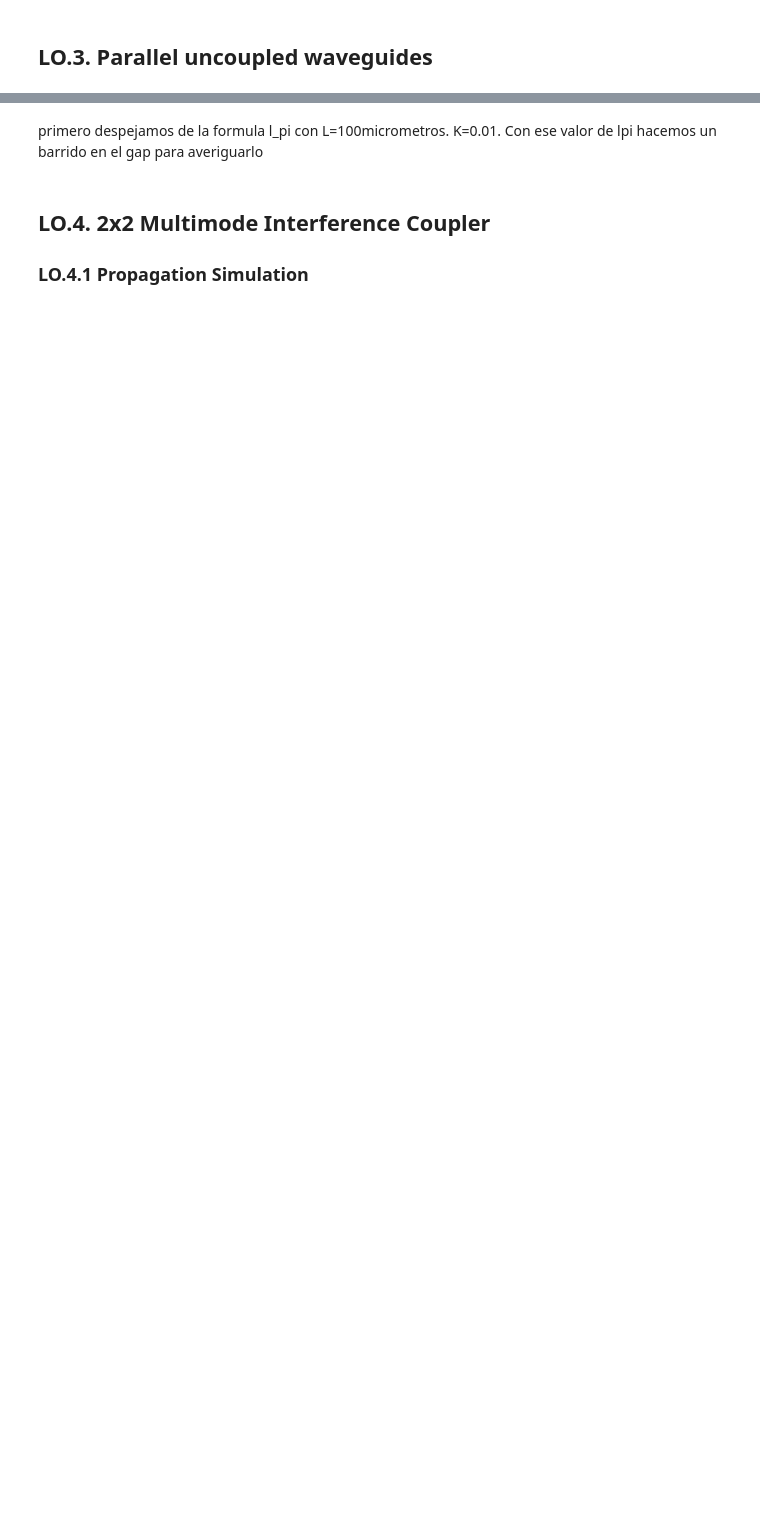
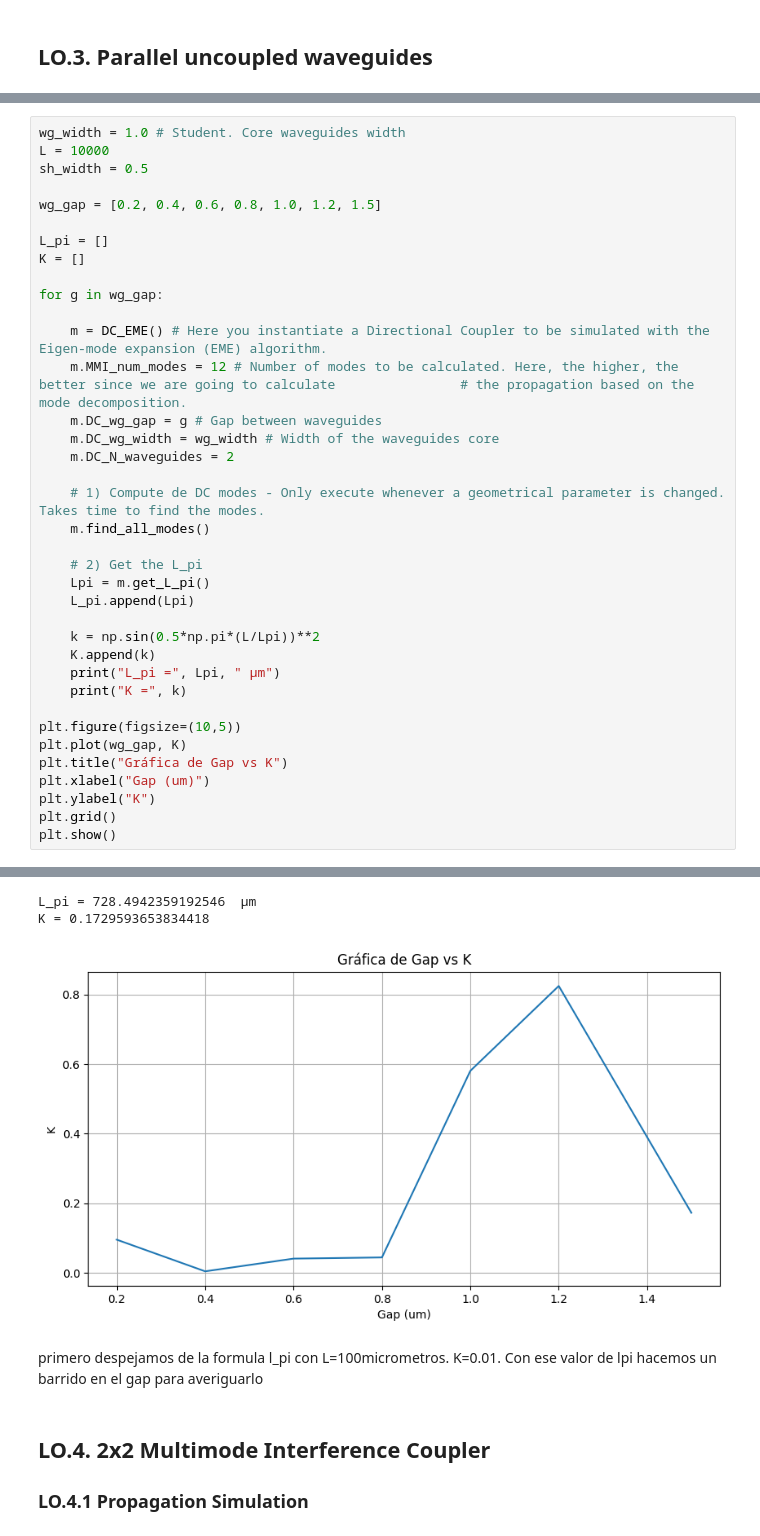
Before and after one commit to nmargar4/pic-upv-lab2, a Jupyter notebook: COUPLERS_Student.ipynb, the cells around one changed output, grey strips where cells are left out. Saved outputs shown, nothing was run; the diff lists cells and outputs as text; blank space fills up the shorter version.

```diff
--- a/COUPLERS_Student.ipynb
+++ b/COUPLERS_Student.ipynb
@@ -505,0 +518,38 @@ L_pi =  1573.4261722509552  µm
+# %%
+wg_width = 1.0 # Student. Core waveguides width
+L = 10000
+sh_width = 0.5
+
+wg_gap = [0.2, 0.4, 0.6, 0.8, 1.0, 1.2, 1.5]
+
+L_pi = []
+K = []
+
+for g in wg_gap:
+
+    m = DC_EME() # Here you instantiate a Directional Coupler to be simulated with the Eigen-mode expansion (EME) algorithm.
+    m.MMI_num_modes = 12 # Number of modes to be calculated. Here, the higher, the better since we are going to calculate                # the propagation based on the mode decomposition.
+    m.DC_wg_gap = g # Gap between waveguides
+    m.DC_wg_width = wg_width # Width of the waveguides core
+    m.DC_N_waveguides = 2
+
+    # 1) Compute de DC modes - Only execute whenever a geometrical parameter is changed. Takes time to find the modes.
+    m.find_all_modes()
+
+    # 2) Get the L_pi
+    Lpi = m.get_L_pi()
+    L_pi.append(Lpi)
+
+    k = np.sin(0.5*np.pi*(L/Lpi))**2
+    K.append(k)
+    print("L_pi =", Lpi, " µm")
+    print("K =", k)
+
+plt.figure(figsize=(10,5))
+plt.plot(wg_gap, K)
+plt.title("Gráfica de Gap vs K")
+plt.xlabel("Gap (um)")
+plt.ylabel("K")
+plt.grid()
+plt.show()
+# %% [output]
@@ -506,3 +568,6 @@ L_pi =  1573.4261722509552  µm
+L_pi = 728.4942359192546  µm
+K = 0.1729593653834418
+[figure, added]
 # %% [markdown]
 primero despejamos de la formula l_pi con L=100micrometros. K=0.01. Con ese valor de lpi hacemos un barrido en el gap para averiguarlo
 # %% [markdown]
```
Also changed, not shown: parts of 23 cells of this notebook, 2 other files.
